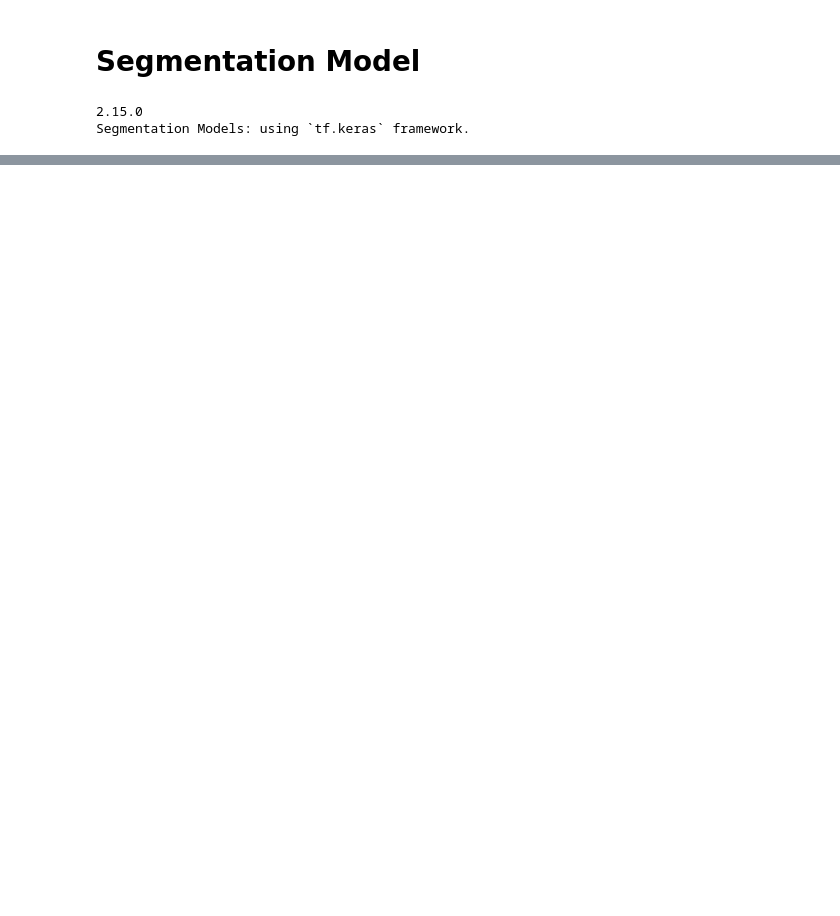
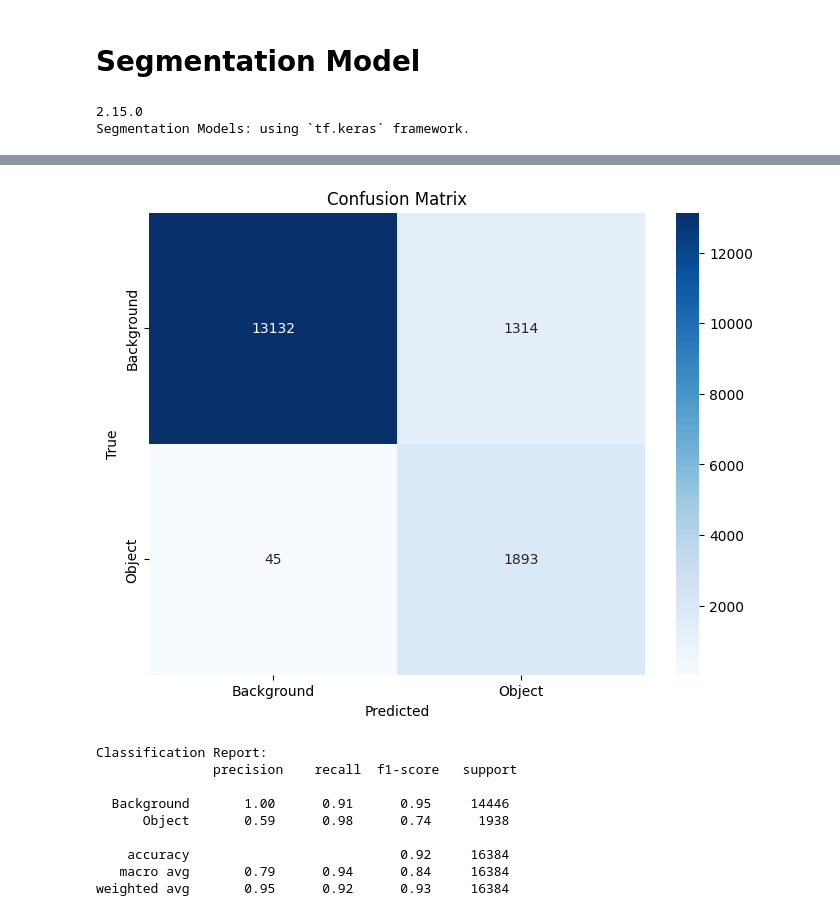
Before and after one commit to DurjoyAcharya/breast-cancer-detection, a Jupyter notebook: BR_CANCER_SM_UNET.ipynb, the cells around one changed output, grey strips where cells are left out. Cells and saved outputs as stored; diff of their text form; code cells hidden in the pictures; blank space fills up the shorter version.

```diff
--- a/BR_CANCER_SM_UNET.ipynb
+++ b/BR_CANCER_SM_UNET.ipynb
@@ -686,0 +596,59 @@ Best IoU: 0.8502342683285594 with threshold: 0.5
+# %%
+from sklearn.metrics import confusion_matrix, classification_report
+import seaborn as sns
+import matplotlib.pyplot as plt
+from keras.models import load_model
+
+# ... (previous code)
+
+# Load the best model
+best_model = load_model('best_model_iou.h5', compile=False)
+
+# Function to apply threshold
+def apply_threshold(pred_mask, threshold):
+    processed_mask = (pred_mask > threshold).astype('float')
+    return processed_mask
+
+# Function to display confusion matrix
+def plot_confusion_matrix(y_true, y_pred, labels):
+    cm = confusion_matrix(y_true, y_pred)
+    plt.figure(figsize=(8, 6))
+    sns.heatmap(cm, annot=True, fmt='g', cmap='Blues', xticklabels=labels, yticklabels=labels)
+    plt.title('Confusion Matrix')
+    plt.xlabel('Predicted')
+    plt.ylabel('True')
+    plt.show()
+
+# Function to display classification report
+def display_classification_report(y_true, y_pred, labels):
+    report = classification_report(y_true, y_pred, target_names=labels)
+    print("Classification Report:\n", report)
+
+# ... (previous code)
+
+# Inside the loop, after calculating best_processed_mask
+
+# Convert masks to binary (0 or 1)
+mask_binary = (mask > 0).astype('float')
+best_processed_mask_binary = (best_processed_mask > 0).astype('float')
+
+# Flatten the masks
+mask_binary_flat = mask_binary.flatten()
+best_processed_mask_binary_flat = best_processed_mask_binary.flatten()
+
+# Print and plot confusion matrix
+plot_confusion_matrix(mask_binary_flat, best_processed_mask_binary_flat, labels=['Background', 'Object'])
+
+# Display classification report
+display_classification_report(mask_binary_flat, best_processed_mask_binary_flat, labels=['Background', 'Object'])
+# %% [output]
+[figure, added]
+Classification Report:
+               precision    recall  f1-score   support
+
+  Background       1.00      0.91      0.95     14446
+      Object       0.59      0.98      0.74      1938
+
+    accuracy                           0.92     16384
+   macro avg       0.79      0.94      0.84     16384
+weighted avg       0.95      0.92      0.93     16384
```
Also changed, not shown: parts of 6 cells of this notebook.
